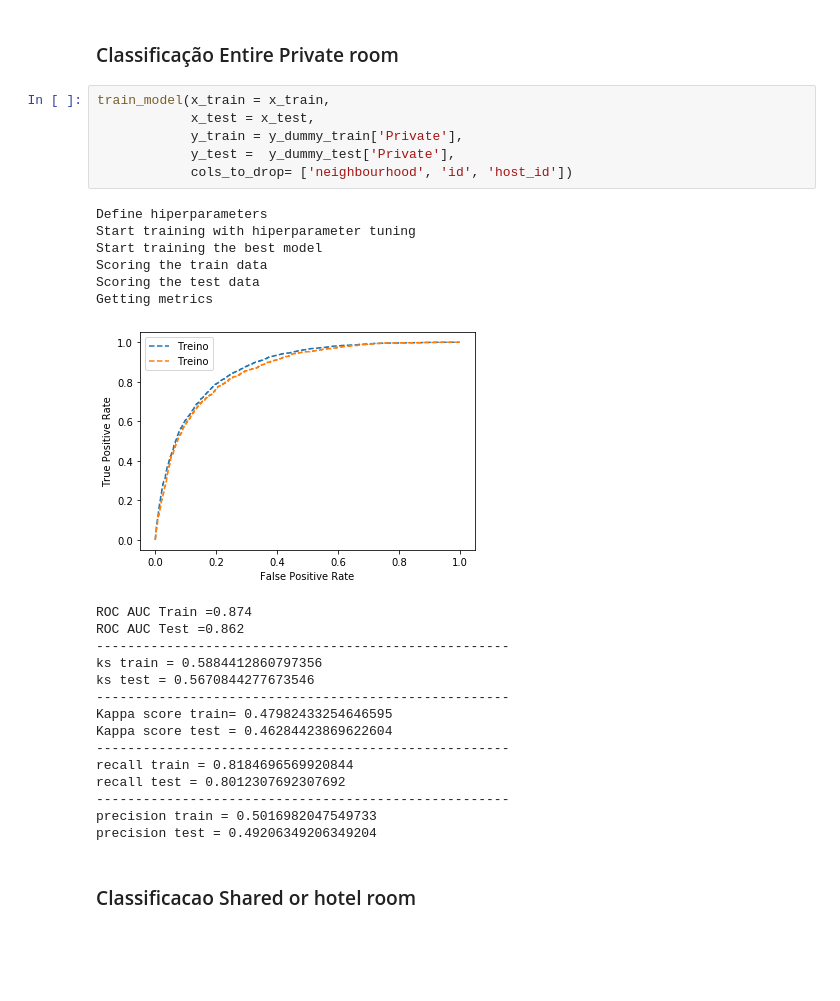
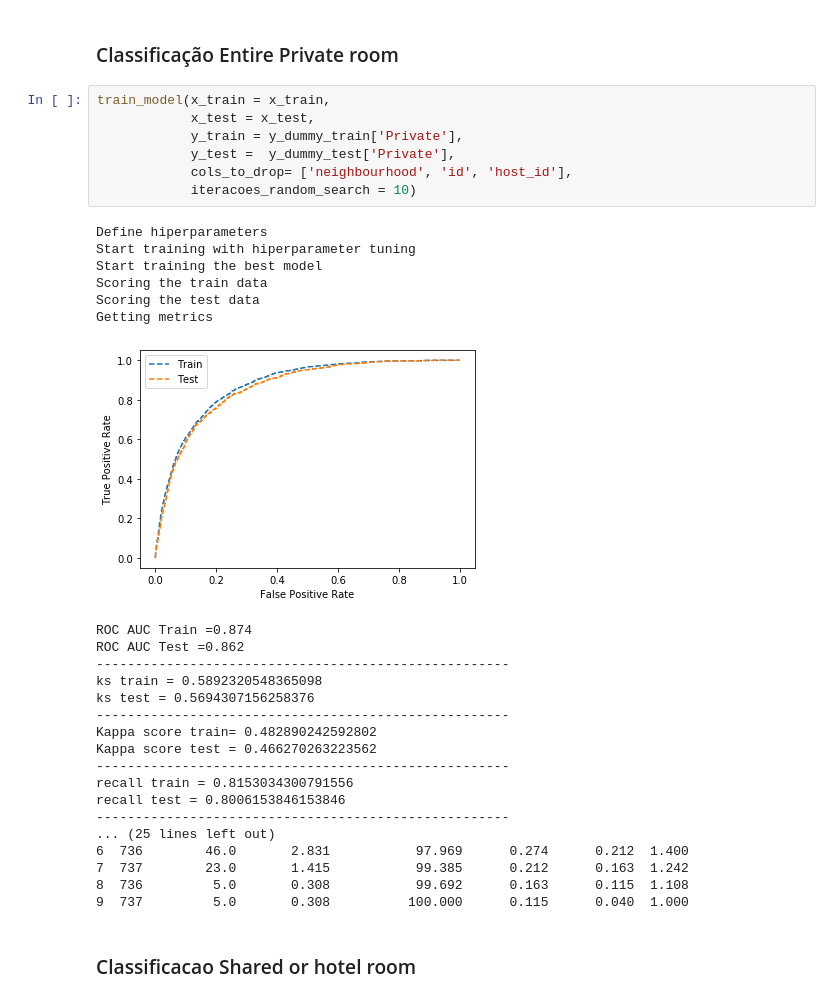
Before and after one commit to bruunocorreia/airnbnb, a Jupyter notebook: classificacao_room_type.ipynb, the cells around one changed output. Cells and saved outputs as stored; diff of their text form; blank space fills up the shorter version.

```diff
--- a/classificacao_room_type.ipynb
+++ b/classificacao_room_type.ipynb
@@ -467,31 +521,35 @@ precision test = 0.9268036912751678
 # %%
 train_model(x_train = x_train,
             x_test = x_test,
             y_train = y_dummy_train['Private'],
             y_test =  y_dummy_test['Private'],
-            cols_to_drop= ['neighbourhood', 'id', 'host_id'])
+            cols_to_drop= ['neighbourhood', 'id', 'host_id'],
+            iteracoes_random_search = 10)
 # %% [output]
 Define hiperparameters
 Start training with hiperparameter tuning
 Start training the best model
 Scoring the train data
 Scoring the test data
 Getting metrics
-[figure, old version]
+[figure, new version]
 ROC AUC Train =0.874
 ROC AUC Test =0.862
 -----------------------------------------------------
-ks train = 0.5884412860797356
-ks test = 0.5670844277673546
+ks train = 0.5892320548365098
+ks test = 0.5694307156258376
 -----------------------------------------------------
-Kappa score train= 0.47982433254646595
-Kappa score test = 0.46284423869622604
+Kappa score train= 0.482890242592802
+Kappa score test = 0.466270263223562
 -----------------------------------------------------
-recall train = 0.8184696569920844
-recall test = 0.8012307692307692
+recall train = 0.8153034300791556
+recall test = 0.8006153846153846
 -----------------------------------------------------
-precision train = 0.5016982047549733
-precision test = 0.49206349206349204
+... (25 lines left out)
+6  736        46.0       2.831           97.969      0.274      0.212  1.400
+7  737        23.0       1.415           99.385      0.212      0.163  1.242
+8  736         5.0       0.308           99.692      0.163      0.115  1.108
+9  737         5.0       0.308          100.000      0.115      0.040  1.000
 # %% [markdown]
 ### Classificacao Shared or hotel room
 # %%
```
Also changed, not shown: parts of 3 cells of this notebook.
